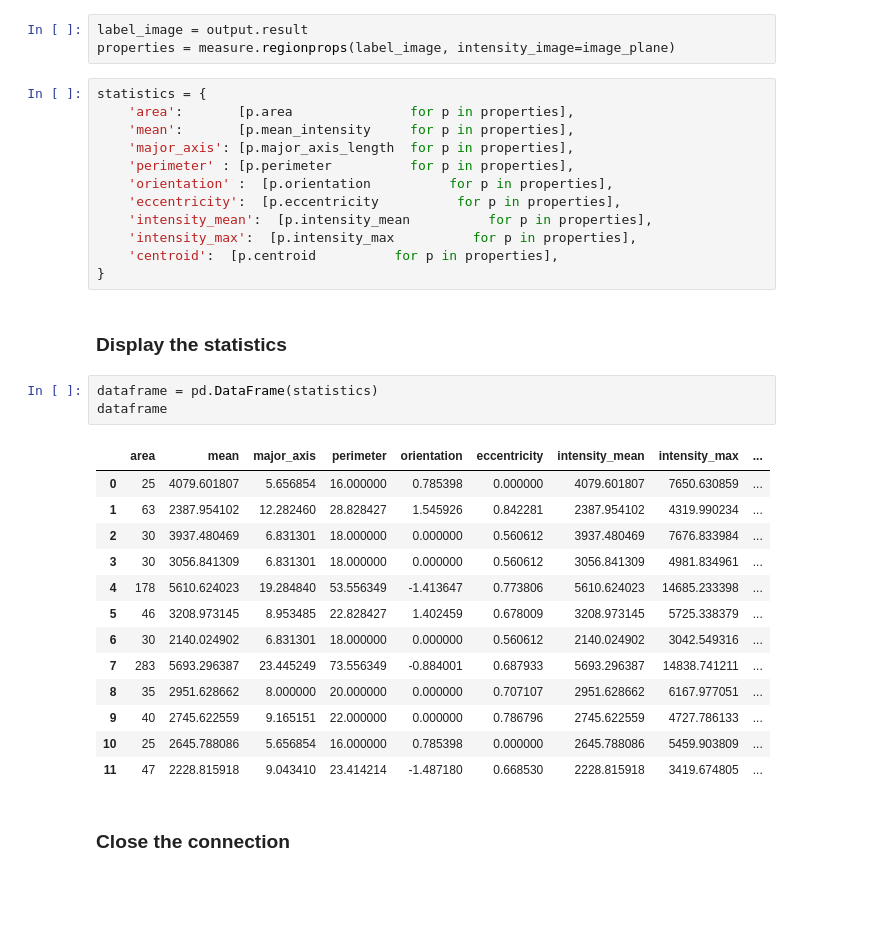
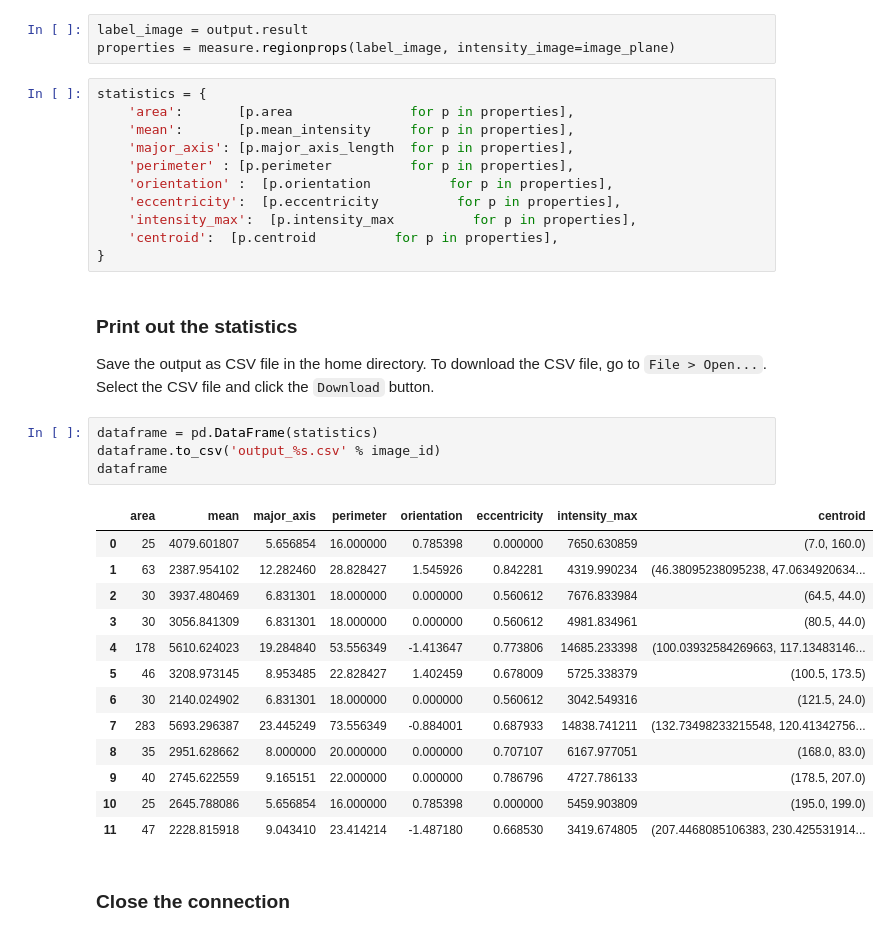
Before and after one commit to ome/omero-guide-python, a Jupyter notebook: notebooks/idr0021_segmentation.ipynb, the cells around one changed output. Saved outputs shown, nothing was run; the diff lists cells and outputs as text; blank space fills up the shorter version.

```diff
--- a/notebooks/idr0021_segmentation.ipynb
+++ b/notebooks/idr0021_segmentation.ipynb
@@ -98,29 +98,30 @@ statistics = {
     'perimeter' : [p.perimeter          for p in properties],
     'orientation' :  [p.orientation          for p in properties],
     'eccentricity':  [p.eccentricity          for p in properties],
-    'intensity_mean':  [p.intensity_mean          for p in properties],
     'intensity_max':  [p.intensity_max          for p in properties],
     'centroid':  [p.centroid          for p in properties],
 }
 # %% [markdown]
-### Display the statistics
+### Print out the statistics
+Save the output as CSV file in the home directory. To download the CSV file, go to ``File > Open...``. Select the CSV file and click the ``Download`` button.
 # %%
 dataframe = pd.DataFrame(statistics)
+dataframe.to_csv('output_%s.csv' % image_id)
 dataframe
 # %% [output]
-|  | area | mean | major_axis | perimeter | orientation | eccentricity | intensity_mean | intensity_max | ... |
-| 0 | 25 | 4079.601807 | 5.656854 | 16.000000 | 0.785398 | 0.000000 | 4079.601807 | 7650.630859 | ... |
-| 1 | 63 | 2387.954102 | 12.282460 | 28.828427 | 1.545926 | 0.842281 | 2387.954102 | 4319.990234 | ... |
-| 2 | 30 | 3937.480469 | 6.831301 | 18.000000 | 0.000000 | 0.560612 | 3937.480469 | 7676.833984 | ... |
-| 3 | 30 | 3056.841309 | 6.831301 | 18.000000 | 0.000000 | 0.560612 | 3056.841309 | 4981.834961 | ... |
-| 4 | 178 | 5610.624023 | 19.284840 | 53.556349 | -1.413647 | 0.773806 | 5610.624023 | 14685.233398 | ... |
-| 5 | 46 | 3208.973145 | 8.953485 | 22.828427 | 1.402459 | 0.678009 | 3208.973145 | 5725.338379 | ... |
-| 6 | 30 | 2140.024902 | 6.831301 | 18.000000 | 0.000000 | 0.560612 | 2140.024902 | 3042.549316 | ... |
-| 7 | 283 | 5693.296387 | 23.445249 | 73.556349 | -0.884001 | 0.687933 | 5693.296387 | 14838.741211 | ... |
-| 8 | 35 | 2951.628662 | 8.000000 | 20.000000 | 0.000000 | 0.707107 | 2951.628662 | 6167.977051 | ... |
-| 9 | 40 | 2745.622559 | 9.165151 | 22.000000 | 0.000000 | 0.786796 | 2745.622559 | 4727.786133 | ... |
-| 10 | 25 | 2645.788086 | 5.656854 | 16.000000 | 0.785398 | 0.000000 | 2645.788086 | 5459.903809 | ... |
-| 11 | 47 | 2228.815918 | 9.043410 | 23.414214 | -1.487180 | 0.668530 | 2228.815918 | 3419.674805 | ... |
+|  | area | mean | major_axis | perimeter | orientation | eccentricity | intensity_max | centroid |
+| 0 | 25 | 4079.601807 | 5.656854 | 16.000000 | 0.785398 | 0.000000 | 7650.630859 | (7.0, 160.0) |
+| 1 | 63 | 2387.954102 | 12.282460 | 28.828427 | 1.545926 | 0.842281 | 4319.990234 | (46.38095238095238, 47.0634920634... |
+| 2 | 30 | 3937.480469 | 6.831301 | 18.000000 | 0.000000 | 0.560612 | 7676.833984 | (64.5, 44.0) |
+| 3 | 30 | 3056.841309 | 6.831301 | 18.000000 | 0.000000 | 0.560612 | 4981.834961 | (80.5, 44.0) |
+| 4 | 178 | 5610.624023 | 19.284840 | 53.556349 | -1.413647 | 0.773806 | 14685.233398 | (100.03932584269663, 117.13483146... |
+| 5 | 46 | 3208.973145 | 8.953485 | 22.828427 | 1.402459 | 0.678009 | 5725.338379 | (100.5, 173.5) |
+| 6 | 30 | 2140.024902 | 6.831301 | 18.000000 | 0.000000 | 0.560612 | 3042.549316 | (121.5, 24.0) |
+| 7 | 283 | 5693.296387 | 23.445249 | 73.556349 | -0.884001 | 0.687933 | 14838.741211 | (132.73498233215548, 120.41342756... |
+| 8 | 35 | 2951.628662 | 8.000000 | 20.000000 | 0.000000 | 0.707107 | 6167.977051 | (168.0, 83.0) |
+| 9 | 40 | 2745.622559 | 9.165151 | 22.000000 | 0.000000 | 0.786796 | 4727.786133 | (178.5, 207.0) |
+| 10 | 25 | 2645.788086 | 5.656854 | 16.000000 | 0.785398 | 0.000000 | 5459.903809 | (195.0, 199.0) |
+| 11 | 47 | 2228.815918 | 9.043410 | 23.414214 | -1.487180 | 0.668530 | 3419.674805 | (207.4468085106383, 230.425531914... |
 # %% [markdown]
 ### Close the connection
 # %%
```
Also changed, not shown: parts of 1 cell of this notebook.
